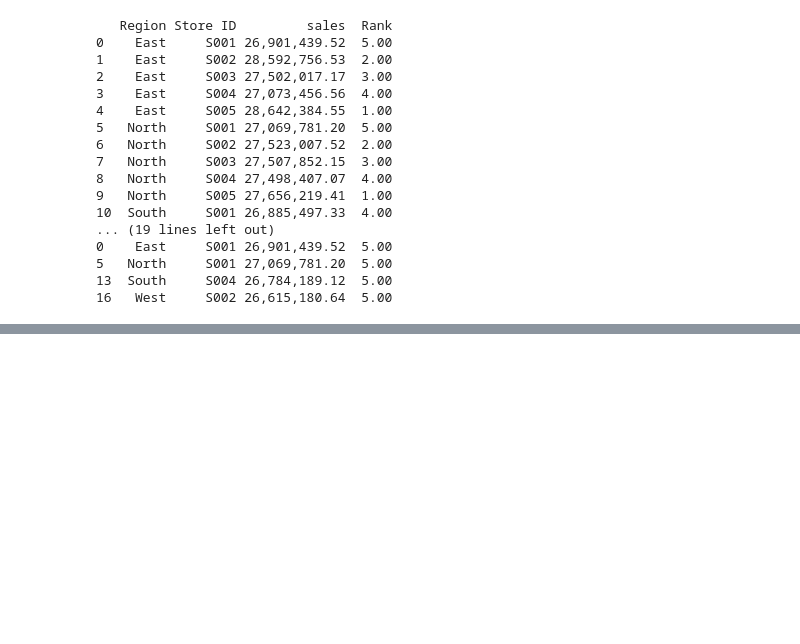
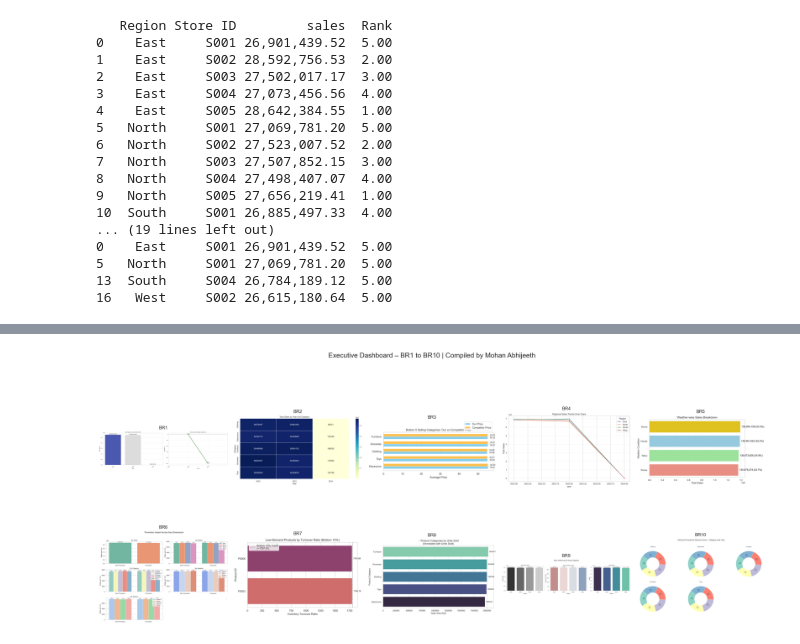
Before and after one commit to Abhijeeth7/Retail-Store-Inventory-Forecasting-Data-Analysis, a Jupyter notebook: Python_file/Retail-Store-Data-Analysis.ipynb, the cells around one changed output, grey strips where cells are left out. Saved outputs shown, nothing was run; the diff lists cells and outputs as text; code cells hidden in the pictures; blank space fills up the shorter version.

```diff
--- a/Python_file/Retail-Store-Data-Analysis.ipynb
+++ b/Python_file/Retail-Store-Data-Analysis.ipynb
@@ -1279,0 +1498,26 @@ print(bottom_stores)
+# %%
+from matplotlib import image as mpimg
+import matplotlib.gridspec as gridspec
+
+# List of your saved visual files
+image_files = [f'br{i}.png' for i in range(1, 11)]
+
+# Set up a 2x5 grid (2 rows, 5 columns)
+fig, axes = plt.subplots(2, 5, figsize=(25, 12))
+axes = axes.flatten()
+
+# Loop through and embed each image
+for i, (ax,img_path) in enumerate(zip(axes,image_files)):
+    img = mpimg.imread(img_path)
+    ax.imshow(img)
+    ax.axis('off')
+    ax.set_title(f"BR{i+1}", fontsize=12)
+
+# Final touches
+plt.suptitle("Executive Dashboard – BR1 to BR10 | Compiled by Mohan Abhijeeth", fontsize=18)
+plt.tight_layout()
+plt.savefig('final_dashboard.png', dpi=600, bbox_inches='tight')
+plt.savefig(r'D:\Retail-Store-Inventory-Forecasting-Data-Analysis\final_dashboard.pdf')  # for reports
+plt.show()
+# %% [output]
+[figure, added]
```
Also changed, not shown: parts of 17 cells of this notebook, 15 other files.
